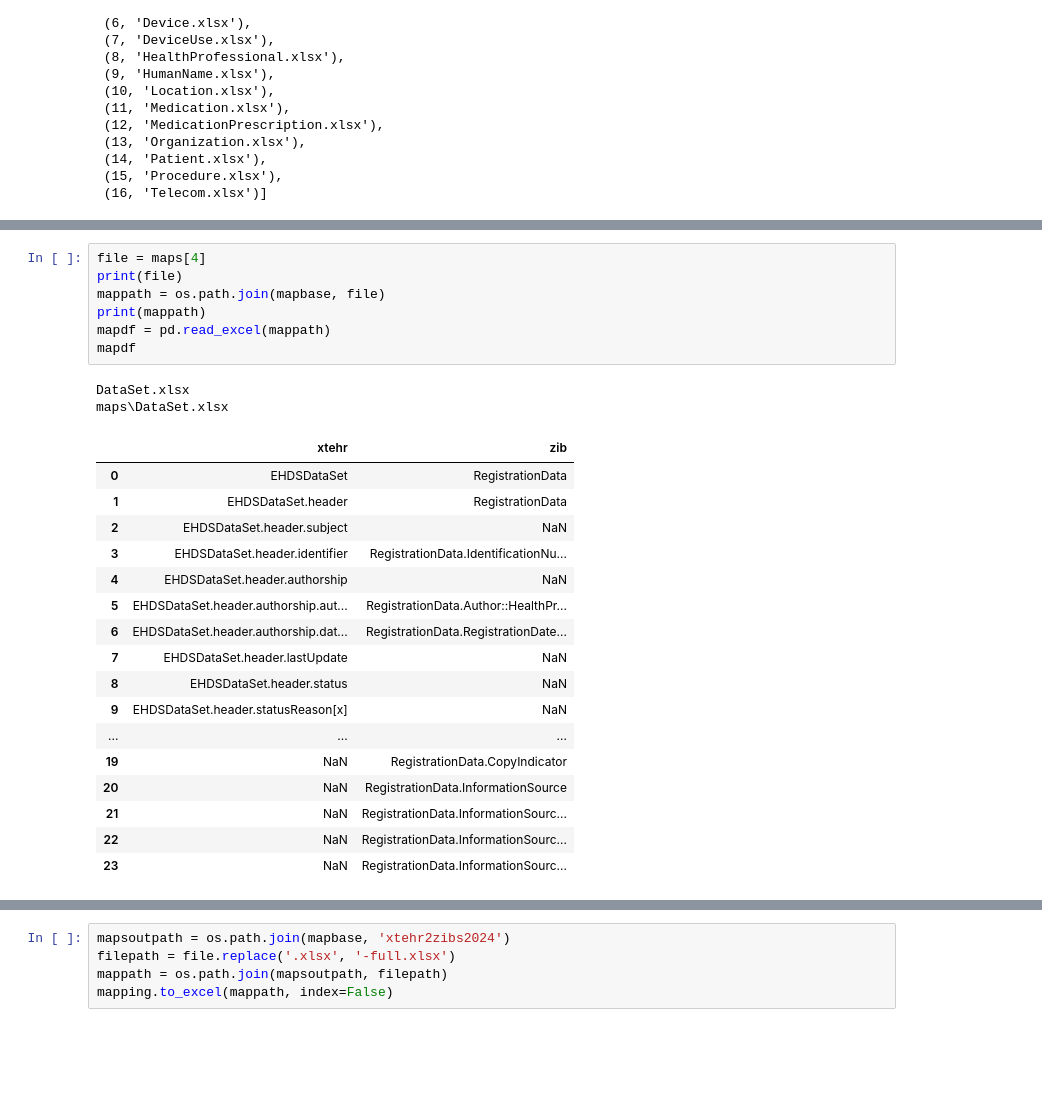
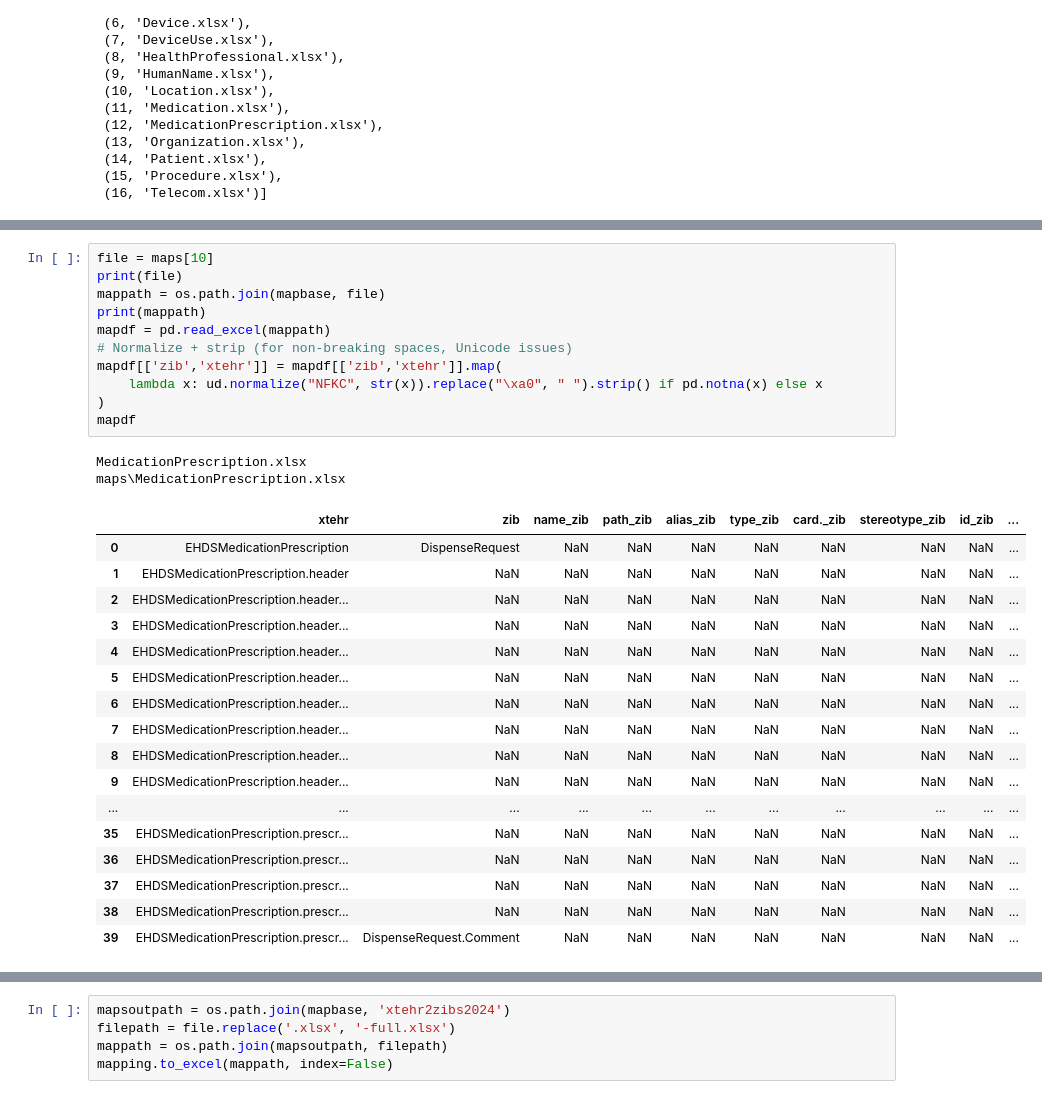
Before and after one commit to Nictiz/eu-nl-compared, a Jupyter notebook: mapping.ipynb, the cells around one changed output, grey strips where cells are left out. Saved outputs shown, nothing was run; the diff lists cells and outputs as text; blank space fills up the shorter version.

```diff
--- a/mapping.ipynb
+++ b/mapping.ipynb
@@ -129,30 +138,34 @@ maps = os.listdir(mapbase)
 # %%
-file = maps[4]
+file = maps[10]
 print(file)
 mappath = os.path.join(mapbase, file)
 print(mappath)
 mapdf = pd.read_excel(mappath)
+# Normalize + strip (for non-breaking spaces, Unicode issues)
+mapdf[['zib','xtehr']] = mapdf[['zib','xtehr']].map(
+    lambda x: ud.normalize("NFKC", str(x)).replace("\xa0", " ").strip() if pd.notna(x) else x
+)
 mapdf
 # %% [output]
-DataSet.xlsx
-maps\DataSet.xlsx
+MedicationPrescription.xlsx
+maps\MedicationPrescription.xlsx
-|  | xtehr | zib |
-| 0 | EHDSDataSet | RegistrationData |
-| 1 | EHDSDataSet.header | RegistrationData |
-| 2 | EHDSDataSet.header.subject | NaN |
-| 3 | EHDSDataSet.header.identifier | RegistrationData.IdentificationNu... |
-| 4 | EHDSDataSet.header.authorship | NaN |
-| 5 | EHDSDataSet.header.authorship.aut... | RegistrationData.Author::HealthPr... |
-| 6 | EHDSDataSet.header.authorship.dat... | RegistrationData.RegistrationDate... |
-| 7 | EHDSDataSet.header.lastUpdate | NaN |
-| 8 | EHDSDataSet.header.status | NaN |
-| 9 | EHDSDataSet.header.statusReason[x] | NaN |
-| ... | ... | ... |
-| 19 | NaN | RegistrationData.CopyIndicator |
-| 20 | NaN | RegistrationData.InformationSource |
-| 21 | NaN | RegistrationData.InformationSourc... |
-| 22 | NaN | RegistrationData.InformationSourc... |
-| 23 | NaN | RegistrationData.InformationSourc... |
+|  | xtehr | zib | name_zib | path_zib | alias_zib | type_zib | card._zib | stereotype_zib | id_zib | ... |
+| 0 | EHDSMedicationPrescription | DispenseRequest | NaN | NaN | NaN | NaN | NaN | NaN | NaN | ... |
+| 1 | EHDSMedicationPrescription.header | NaN | NaN | NaN | NaN | NaN | NaN | NaN | NaN | ... |
+| 2 | EHDSMedicationPrescription.header... | NaN | NaN | NaN | NaN | NaN | NaN | NaN | NaN | ... |
+| 3 | EHDSMedicationPrescription.header... | NaN | NaN | NaN | NaN | NaN | NaN | NaN | NaN | ... |
+| 4 | EHDSMedicationPrescription.header... | NaN | NaN | NaN | NaN | NaN | NaN | NaN | NaN | ... |
+| 5 | EHDSMedicationPrescription.header... | NaN | NaN | NaN | NaN | NaN | NaN | NaN | NaN | ... |
+| 6 | EHDSMedicationPrescription.header... | NaN | NaN | NaN | NaN | NaN | NaN | NaN | NaN | ... |
+| 7 | EHDSMedicationPrescription.header... | NaN | NaN | NaN | NaN | NaN | NaN | NaN | NaN | ... |
+| 8 | EHDSMedicationPrescription.header... | NaN | NaN | NaN | NaN | NaN | NaN | NaN | NaN | ... |
+| 9 | EHDSMedicationPrescription.header... | NaN | NaN | NaN | NaN | NaN | NaN | NaN | NaN | ... |
+| ... | ... | ... | ... | ... | ... | ... | ... | ... | ... | ... |
+| 35 | EHDSMedicationPrescription.prescr... | NaN | NaN | NaN | NaN | NaN | NaN | NaN | NaN | ... |
+| 36 | EHDSMedicationPrescription.prescr... | NaN | NaN | NaN | NaN | NaN | NaN | NaN | NaN | ... |
+| 37 | EHDSMedicationPrescription.prescr... | NaN | NaN | NaN | NaN | NaN | NaN | NaN | NaN | ... |
+| 38 | EHDSMedicationPrescription.prescr... | NaN | NaN | NaN | NaN | NaN | NaN | NaN | NaN | ... |
+| 39 | EHDSMedicationPrescription.prescr... | DispenseRequest.Comment | NaN | NaN | NaN | NaN | NaN | NaN | NaN | ... |
 # %%
 mapping = mapdf[['xtehr', 'zib']].merge(zibdf.add_suffix('_zib'), left_on='zib', right_on='path_zib', how='outer').merge(xlmdf.add_suffix('_xtehr'), left_on='xtehr', right_on='path_xtehr', how='outer')
 mapping
```
Also changed, not shown: parts of 7 cells of this notebook, 5 other files.
